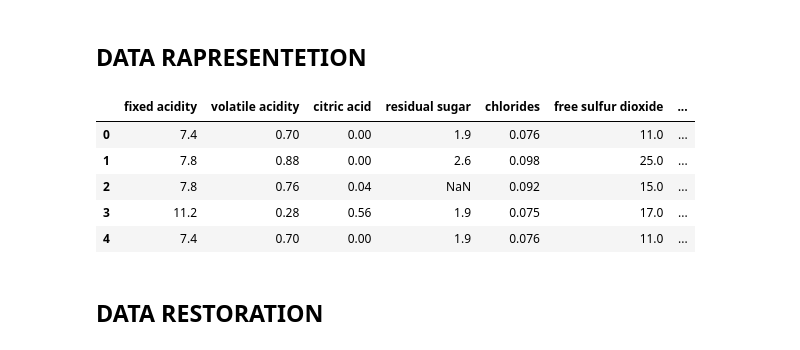
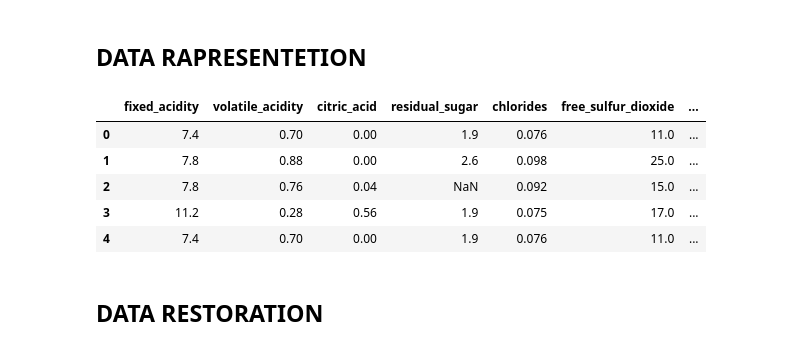
Before and after one commit to gonarec/WineDetector_Python_Project, a Jupyter notebook: Project.ipynb, the cells around one changed output. Drawn from its saved outputs; the diff is of its cells as text; code cells hidden in the pictures.

```diff
--- a/Project.ipynb
+++ b/Project.ipynb
@@ -5,16 +5,17 @@ import seaborn as sns
 import matplotlib.pyplot as plt
 # %% [markdown]
 ## DATA RAPRESENTETION
-# %%
-wine_dataset=pd.read_csv('winequality_red.csv')
-wine_dataset.head()
-# %% [output]
-|  | fixed acidity | volatile acidity | citric acid | residual sugar | chlorides | free sulfur dioxide | ... |
-| 0 | 7.4 | 0.70 | 0.00 | 1.9 | 0.076 | 11.0 | ... |
-| 1 | 7.8 | 0.88 | 0.00 | 2.6 | 0.098 | 25.0 | ... |
-| 2 | 7.8 | 0.76 | 0.04 | NaN | 0.092 | 15.0 | ... |
-| 3 | 11.2 | 0.28 | 0.56 | 1.9 | 0.075 | 17.0 | ... |
-| 4 | 7.4 | 0.70 | 0.00 | 1.9 | 0.076 | 11.0 | ... |
+# %%
+wine_dataframe = pd.read_csv('winequality_red.csv')
+wine_dataframe = wine_dataframe.rename(columns=lambda x: x.replace(" ", "_"))
+wine_dataframe.head()
+# %% [output]
+|  | fixed_acidity | volatile_acidity | citric_acid | residual_sugar | chlorides | free_sulfur_dioxide | ... |
+| 0 | 7.4 | 0.70 | 0.00 | 1.9 | 0.076 | 11.0 | ... |
+| 1 | 7.8 | 0.88 | 0.00 | 2.6 | 0.098 | 25.0 | ... |
+| 2 | 7.8 | 0.76 | 0.04 | NaN | 0.092 | 15.0 | ... |
+| 3 | 11.2 | 0.28 | 0.56 | 1.9 | 0.075 | 17.0 | ... |
+| 4 | 7.4 | 0.70 | 0.00 | 1.9 | 0.076 | 11.0 | ... |
 # %% [markdown]
 ## DATA RESTORATION
 # %%
```
Also changed, not shown: parts of 6 cells of this notebook.
